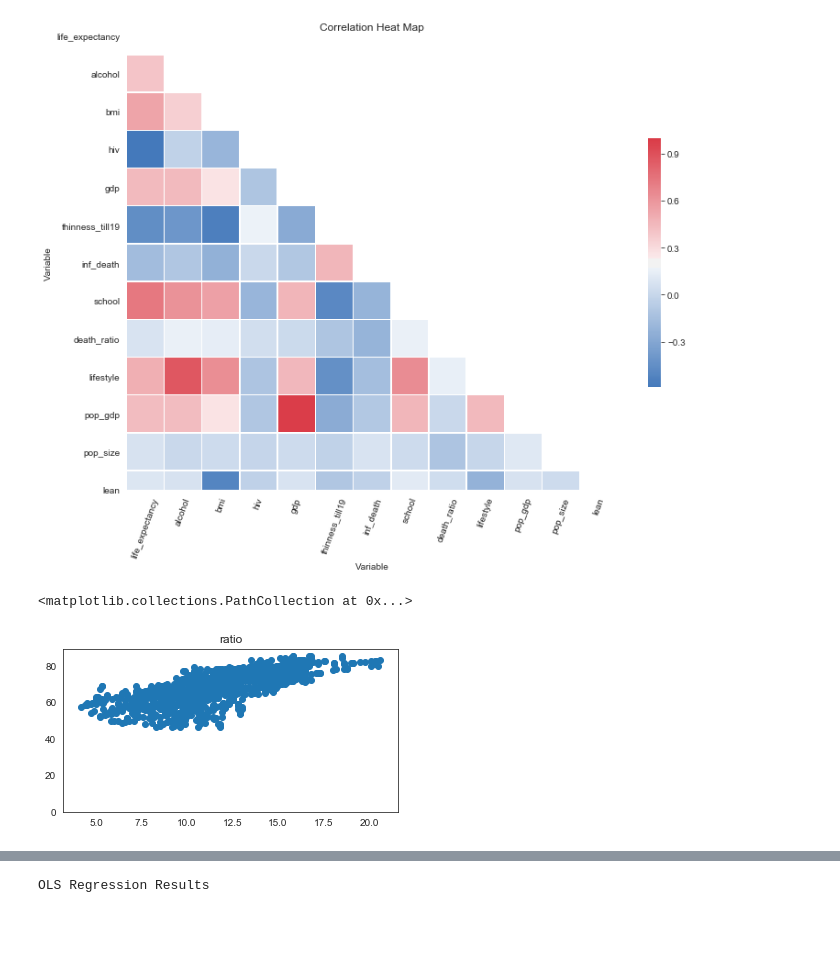
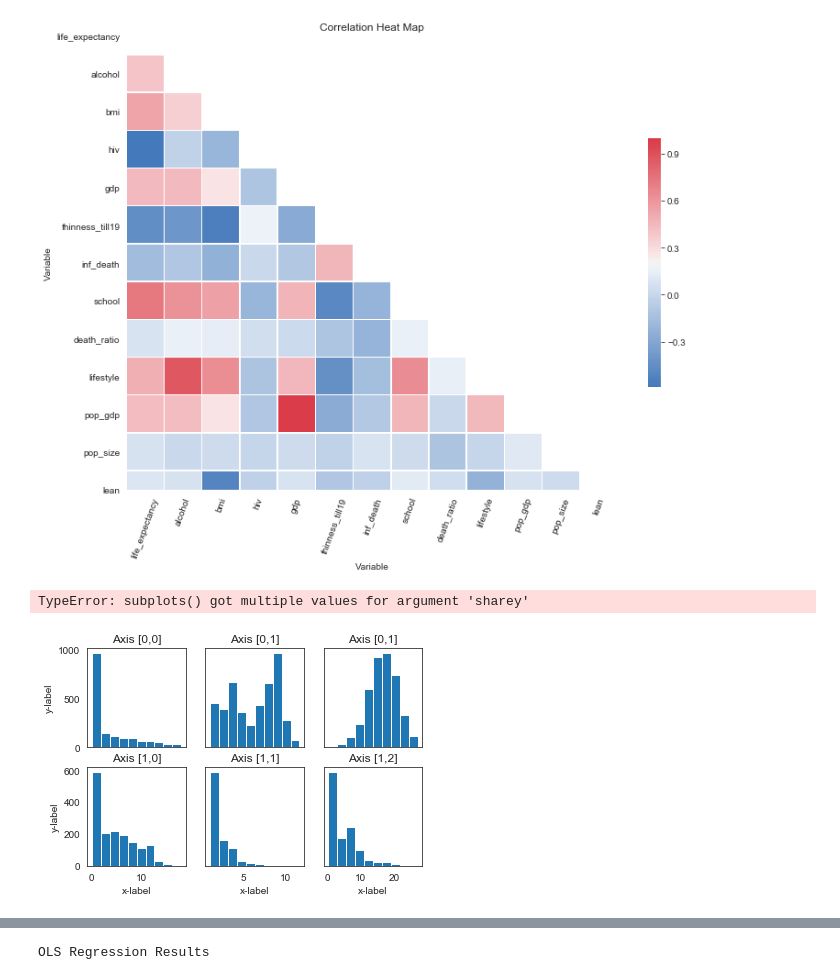
Before and after one commit to DaggerForce/Life_Expectancy_Project, a Jupyter notebook: life_expectancy.ipynb, the cells around one changed output, grey strips where cells are left out. Cells and saved outputs as stored; diff of their text form; code cells hidden in the pictures; blank space fills up the shorter version.

```diff
--- a/life_expectancy.ipynb
+++ b/life_expectancy.ipynb
@@ -110,24 +181,13 @@ def CorrMtx(df, dropDuplicates = True, xrot=70, yrot=0, label='Variable'):
 CorrMtx(corr_map)
 # %% [output]
 [figure]
-# %%
-def create_hist(data, transform=None, title=None):
-    if transform == 'log':
-        data = np.log(data)
-    elif transform == 'sqrt':
-        data = np.cbrt(data)
-    elif transform == 'cube':
-        data = np.cbrt(data)
-
-    plt.figure(figsize=(6,3))
-    plt.hist(data, density=True)
-    plt.title(title)
-    plt.show
-    return
-
-create_hist(new_df['school'], transform=None ,title="ratio")
-plt.scatter(new_df['school'], new_df['life_expectancy'])
-# %% [output]
-<matplotlib.collections.PathCollection at 0x...>
-[figure, removed]
+# %%
+y = new_df['life_expectancy']
+fig, (ax1, ax2, ax3, ax4) = plt.subplots(1, 2, 3, 4, sharey=True)
+ax1.scatter(new_df['gdp'], y)
+ax2.scatter(np.log(new_df['gdp']), y)
+ax3.hist(new_df['gdp'], density=True)
+ax2.hist(np.log(new_df['gdp']), density=True)
+# %% [output]
+TypeError: subplots() got multiple values for argument 'sharey'
 # %%
@@ -149,34 +209,36 @@ xhiv = np.log(new_df['hiv'])
 xalco = new_df['alcohol']
 xbmi = new_df['bmi']
 xgdp = np.log(new_df['gdp'])
 xinf = np.cbrt(new_df['inf_death'])
 xthin = new_df['thinness_till19']
-def create_subplot(type='hist', data, rows=1, columns=1)
+
 fig, axs = plt.subplots(2, 3)
 axs[0, 0].hist(xhiv)
 axs[0, 0].set_title('Axis [0,0]')
 
 axs[0, 1].hist(xbmi)
 axs[0, 1].set_title('Axis [0,1]')
 
 axs[0, 2].hist(xgdp)
 axs[0, 2].set_title('Axis [0,1]')
 
 axs[1, 0].hist(xalco)
 axs[1, 0].set_title('Axis [1,0]')
 
 axs[1, 1].hist(xinf)
 axs[1, 1].set_title('Axis [1,1]')
 
 axs[1, 2].hist(xthin)
 axs[1, 2].set_title('Axis [1,2]')
 
 for ax in axs.flat:
     ax.set(xlabel='x-label', ylabel='y-label')
 
 # Hide x labels and tick labels for top plots and y ticks for right plots.
 for ax in axs.flat:
     ax.label_outer()
+# %% [output]
+[figure, added]
 # %%
 # transform our independent variable to look more normally distrubuted so model will fit better
 new_df.hiv = new_df['hiv'].apply(np.log)
```
Also changed, not shown: parts of 10 cells of this notebook, 6 other files.
